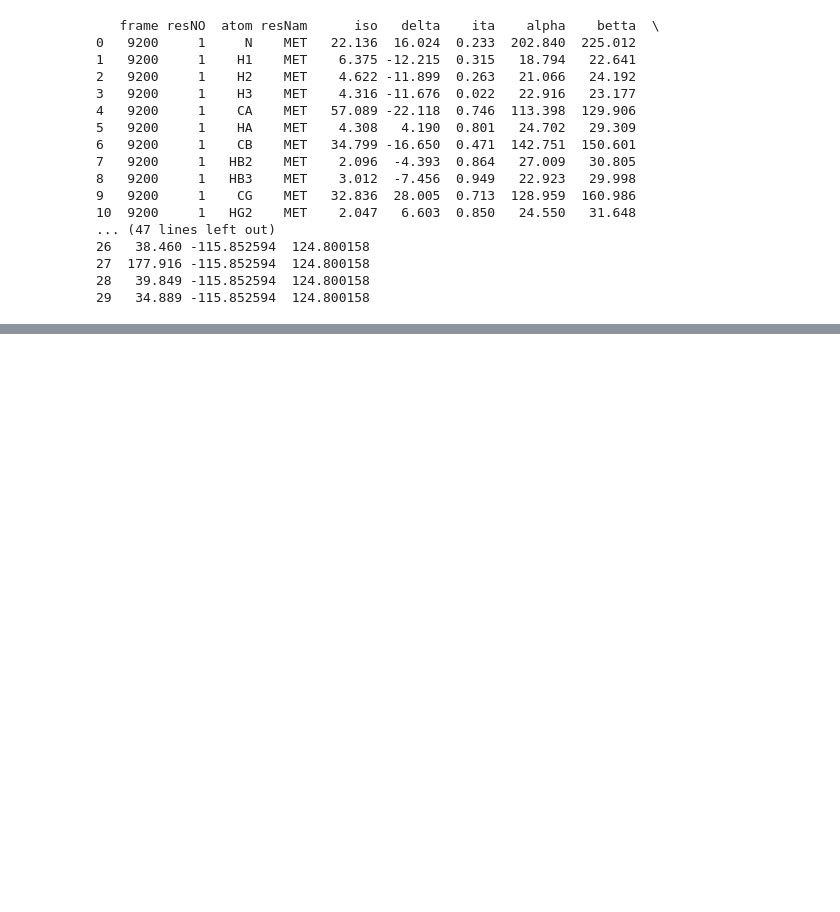
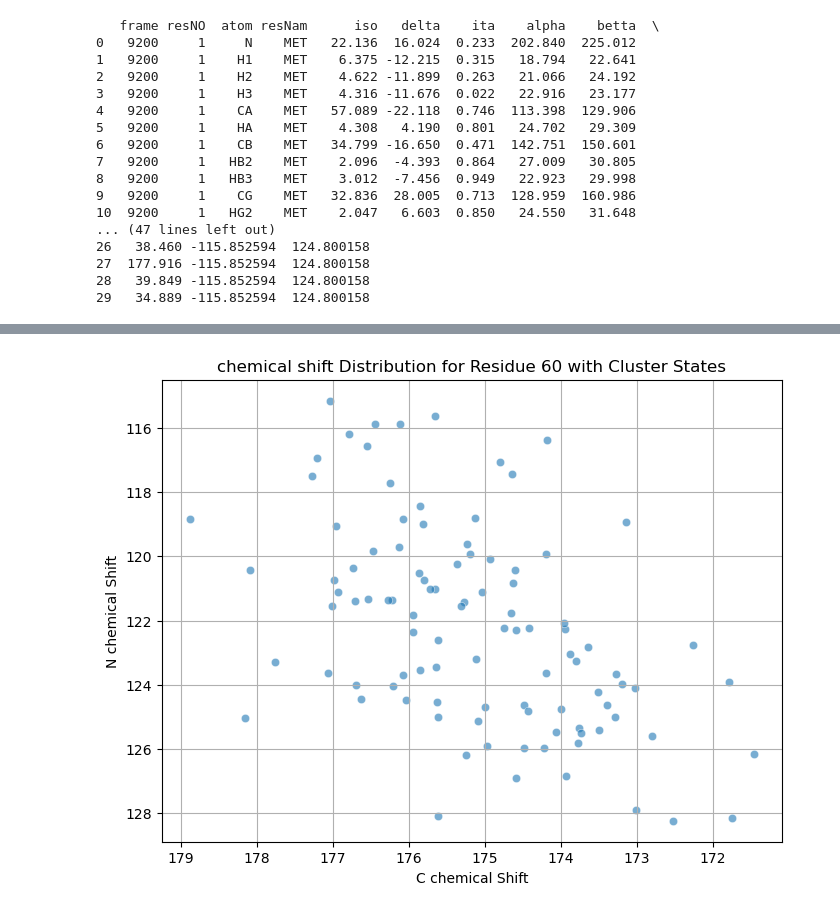
Before and after one commit to Xyunyao/KChannel_torsion_angle, a Jupyter notebook: dhfr_qm_analysis.ipynb, the cells around one changed output, grey strips where cells are left out. Cells and saved outputs as stored; diff of their text form; code cells hidden in the pictures; blank space fills up the shorter version.

```diff
--- a/dhfr_qm_analysis.ipynb
+++ b/dhfr_qm_analysis.ipynb
@@ -240,0 +346,28 @@ def knn_cluster_torsion(torsion_data, min_samples=5, random_state=42):
+# %%
+# plot chemcial shift distribution of residues with N, C
+
+# define a function to plot chemical shift distribution for a given residue number
+def plot_cs_distribution(resno, df_with_states):
+    #subset = df_with_states[df_with_states['resNO'] == resno]
+    plt.figure(figsize=(8, 6))
+    N_cs = df_with_states[(df_with_states['resNO'] == resno+1) & (df_with_states['atom'] == 'N')]['iso'].reset_index(drop=True)
+    C_cs = df_with_states[(df_with_states['resNO'] == resno) & (df_with_states['atom'] == 'C')]['iso'].reset_index(drop=True)
+
+
+    # Align lengths (take min length to avoid mismatch)
+    min_len = min(len(N_cs), len(C_cs))
+    N_cs = N_cs[:min_len]
+    C_cs = C_cs[:min_len]
+    sns.scatterplot(x=C_cs, y=N_cs, palette='Set1', alpha=0.6)
+    plt.title(f'chemical shift Distribution for Residue {resno} with Cluster States')
+    plt.xlabel('C chemical Shift')
+    plt.ylabel('N chemical Shift')
+    # reverse x axis for C chemical shift
+    plt.gca().invert_xaxis()
+    plt.gca().invert_yaxis()
+    plt.grid(True)
+    plt.show()
+# %%
+plot_cs_distribution(60,df_with_states)
+# %% [output]
+[figure, added]
```
Also changed, not shown: parts of 20 cells of this notebook.
